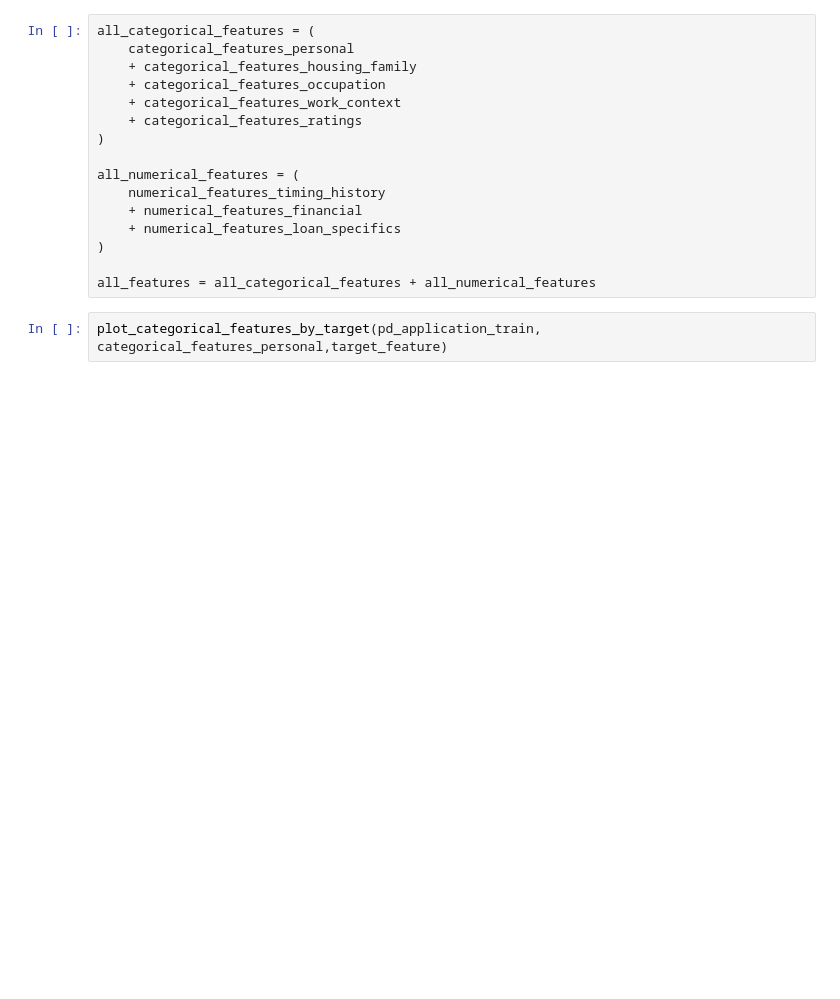
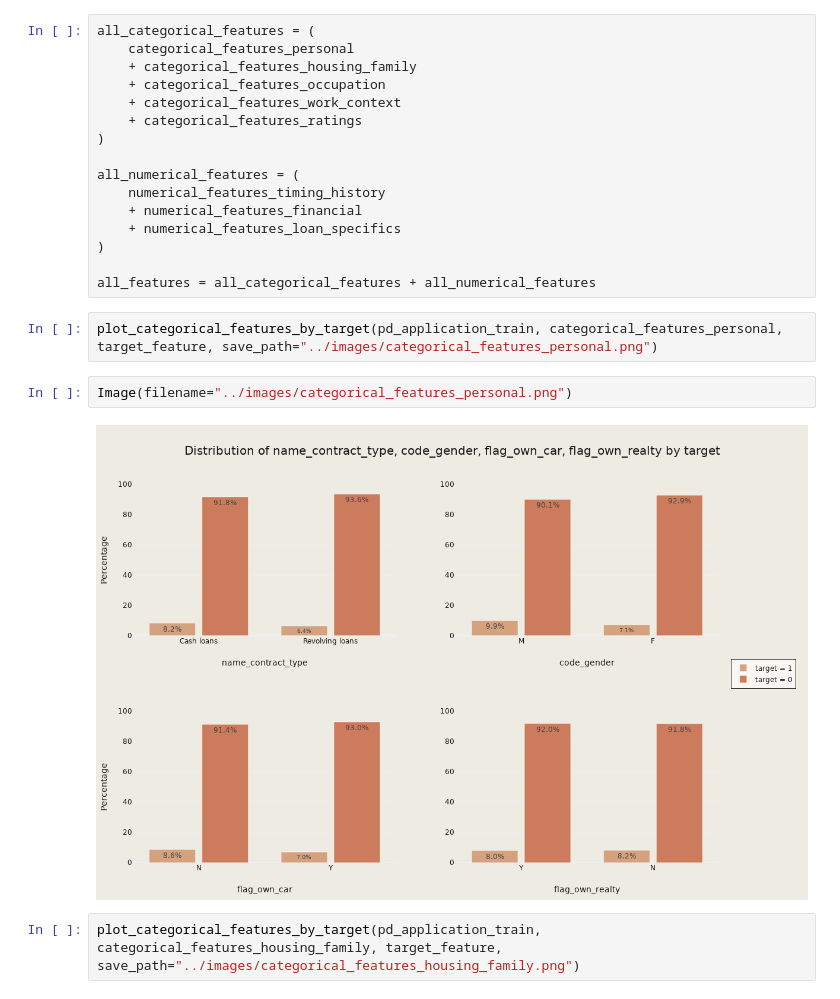
Before and after one commit to vytautas-bunevicius/retail-bank-risk-evaluation, a Jupyter notebook: notebooks/03_exploratory_data_analysis.ipynb, the cells around one changed output. Drawn from its saved outputs; the diff is of its cells as text; blank space fills up the shorter version.

Commit message:
feat: visualize categorical distributions

```diff
--- a/notebooks/03_exploratory_data_analysis.ipynb
+++ b/notebooks/03_exploratory_data_analysis.ipynb
@@ -219,4 +218,10 @@ all_numerical_features = (
 
 all_features = all_categorical_features + all_numerical_features
 # %%
-plot_categorical_features_by_target(pd_application_train, categorical_features_personal,target_feature)
+plot_categorical_features_by_target(pd_application_train, categorical_features_personal, target_feature, save_path="../images/categorical_features_personal.png")
+# %%
+Image(filename="../images/categorical_features_personal.png")
+# %% [output]
+[figure, added]
+# %%
+plot_categorical_features_by_target(pd_application_train, categorical_features_housing_family, target_feature, save_path="../images/categorical_features_housing_family.png")
```
Also changed, not shown: parts of 11 cells of this notebook, 12 other files.
